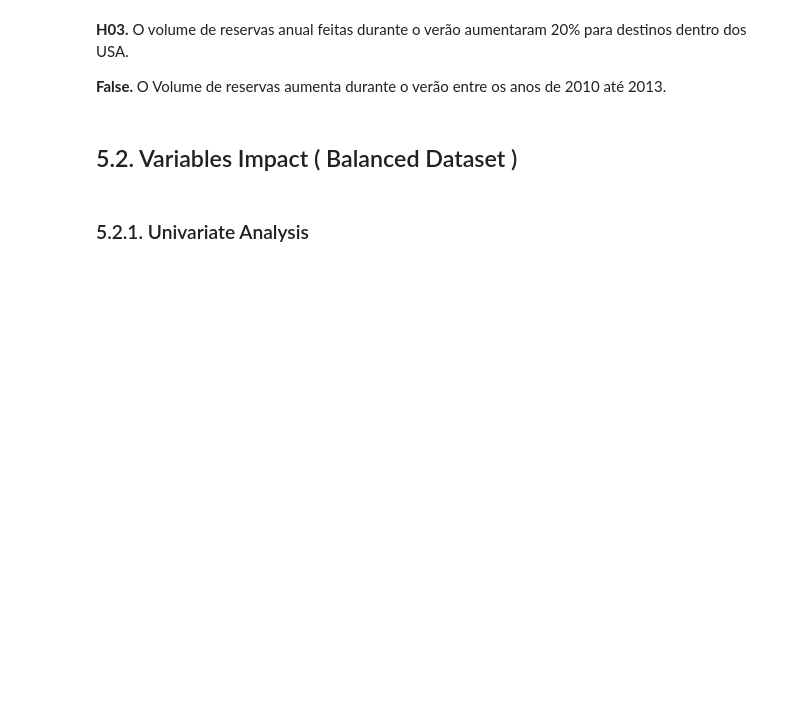
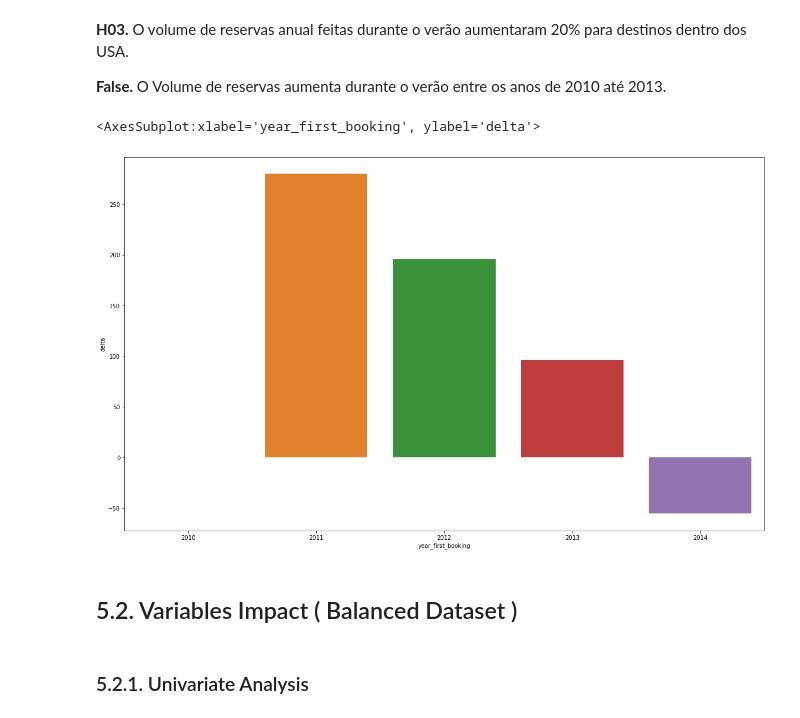
Before and after one commit to HenriqueCR1291/airbnb_prediction, a Jupyter notebook: m08_airbnb.ipynb, the cells around one changed output. Cells and saved outputs as stored; diff of their text form; code cells hidden in the pictures; blank space fills up the shorter version.

```diff
--- a/m08_airbnb.ipynb
+++ b/m08_airbnb.ipynb
@@ -729,19 +719,22 @@ sns.barplot(x='country_destination', y='days_from_first_active_until_account_cre
 
 **False.** O Volume de reservas aumenta durante o verão entre os anos de 2010 até 2013.
 # %%
-aux01 = df52[['year_first_booking', 'month_first_booking', 'country_destination']].\
+aux01 = df51[['year_first_booking', 'month_first_booking', 'country_destination']].\
                 groupby(['year_first_booking', 'month_first_booking', 'country_destination']). \
                 size().reset_index().rename(columns={0:'count'})
 
 # select only summer
 aux01 = aux01[(aux01['month_first_booking'].isin([7, 8, 9])) & (aux01['country_destination'] == 'US')]
 
 aux02 = aux01[['year_first_booking', 'count']].groupby('year_first_booking').sum().reset_index()
 
 aux02['delta'] = 100*aux02['count'].pct_change().fillna(0)
 
 plt.figure(figsize=(20,12))
 sns.barplot(x='year_first_booking', y='delta', data=aux02)
+# %% [output]
+<AxesSubplot:xlabel='year_first_booking', ylabel='delta'>
+[figure, added]
 # %%
 #perc_dict = {}
 
```
Also changed, not shown: parts of 10 cells of this notebook.
